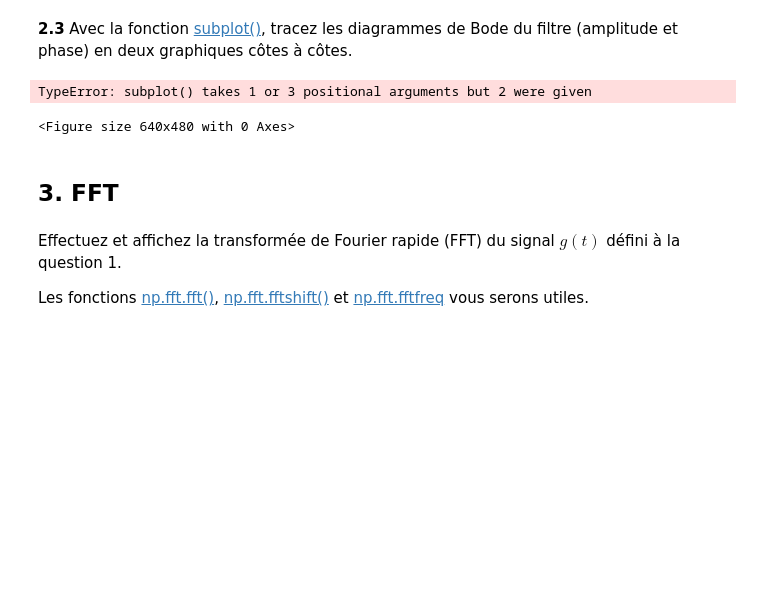
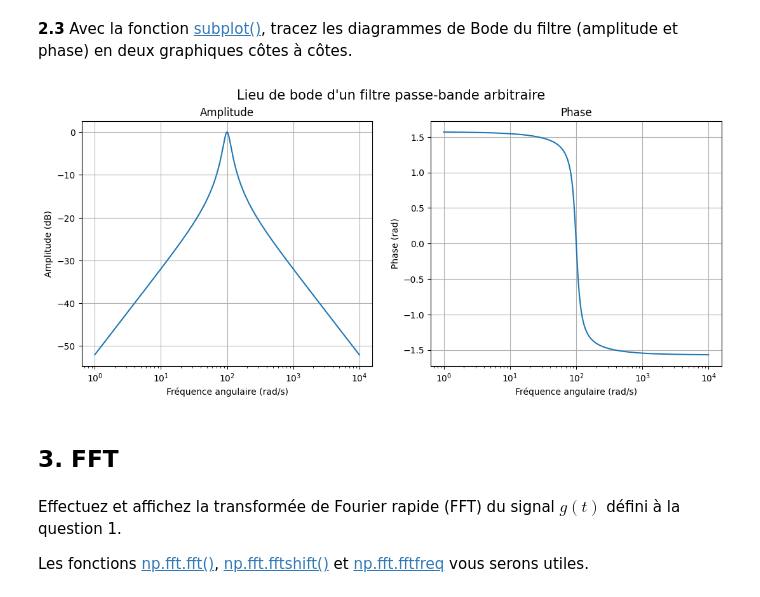
Before and after one commit to JustineLejeune/Mandat-0, a Jupyter notebook: mandat0_exercices.ipynb, the cells around one changed output. Cells and saved outputs as stored; diff of their text form; code cells hidden in the pictures; blank space fills up the shorter version.

```diff
--- a/mandat0_exercices.ipynb
+++ b/mandat0_exercices.ipynb
@@ -122,18 +122,30 @@ plt.show()
 # %% [markdown]
 __2.3__ Avec la fonction [subplot()](https://matplotlib.org/stable/api/_as_gen/matplotlib.pyplot.subplot.html#matplotlib.pyplot.subplot), tracez les diagrammes de Bode du filtre (amplitude et phase) en deux graphiques côtes à côtes.
 # %%
+#Calcul de l'amplitude en dB et de la phase en degrés
+Amplitude = 20*np.log10(np.abs(filtre_arbitraire))
+Phase = np.angle(filtre_arbitraire)
+
 #Affichage du graphique et de ses composantes avec une échelle semi-log en y
-plt.subplot(abscisse, real_filtre_arbitraire)
-plt.subplot(abscisse, imag_filtre_arbitraire)
+plt.figure(figsize=(13,5))
+plt.subplot(1,2,1)
+plt.plot(abscisse, Amplitude)
+plt.semilogx()
 plt.grid(True)
-plt.xlabel("Fréquence angulaire w")
-plt.ylabel("Fonction de transfert H(jw)")
-plt.title("Partie réelle et partie imaginaire d'une fonction de transfert d'un filtre passe-bande arbitraire")
-plt.legend(["Partie réelle", "Partie imaginaire"])
+plt.xlabel("Fréquence angulaire (rad/s)")
+plt.ylabel("Amplitude (dB)")
+plt.title("Amplitude")
+plt.subplot(1,2,2)
+plt.plot(abscisse, Phase)
+plt.semilogx()
+plt.grid(True)
+plt.xlabel("Fréquence angulaire (rad/s)")
+plt.ylabel("Phase (rad)")
+plt.title("Phase")
+plt.suptitle("Lieu de bode d'un filtre passe-bande arbitraire", fontsize = 15)
 plt.show()
 # %% [output]
-TypeError: subplot() takes 1 or 3 positional arguments but 2 were given
-<Figure size 640x480 with 0 Axes>
+[figure, added]
 # %% [markdown]
 ## 3. FFT ##
 # %% [markdown]
```
Also changed, not shown: parts of 11 cells of this notebook, 1 other file.
